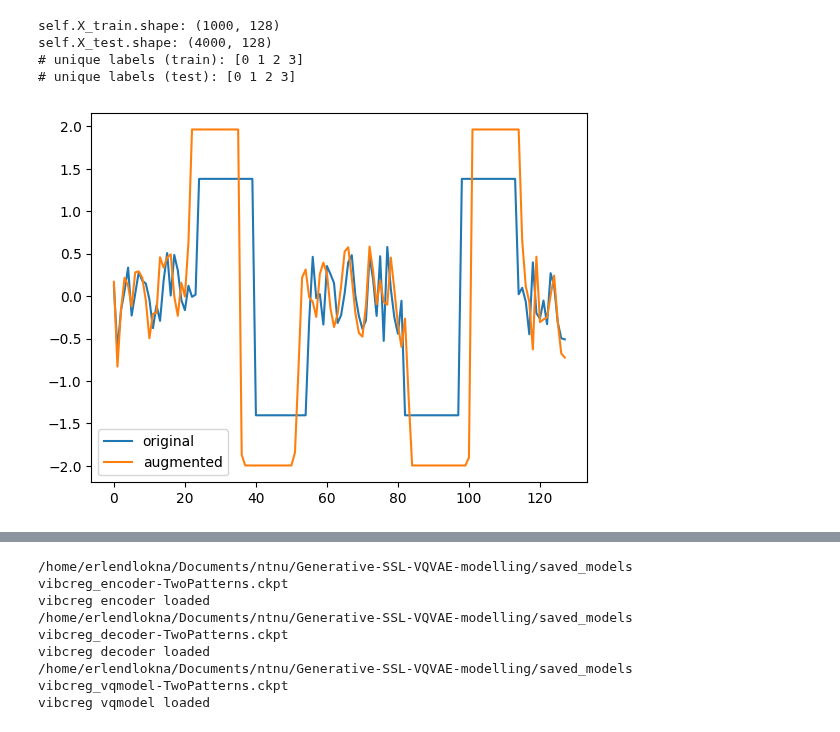
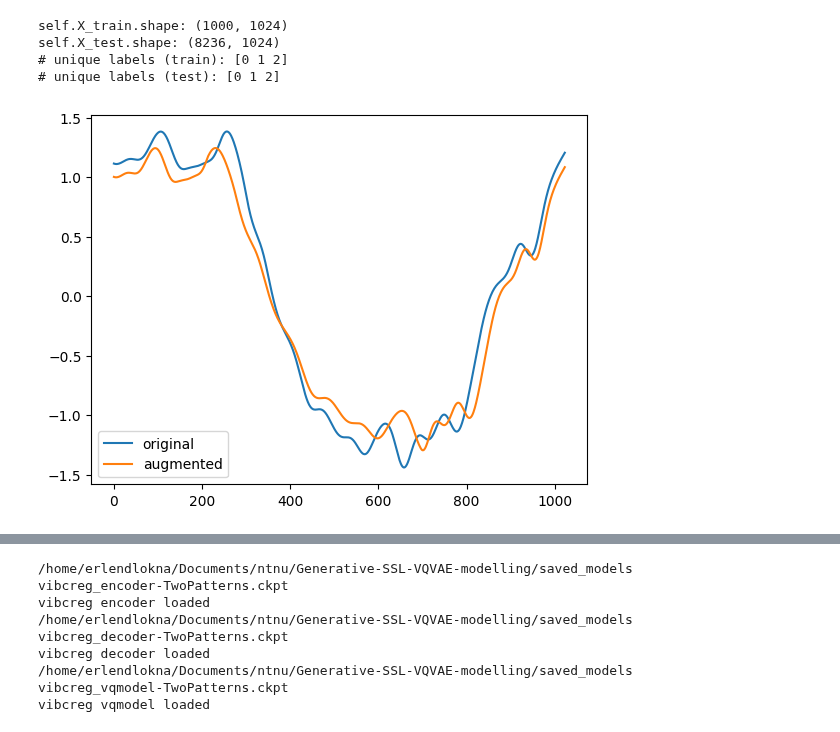
Before and after one commit to erlendlokna/Generative-SSL-VQVAE-modelling, a Jupyter notebook: examine_augmentations.ipynb, the cells around one changed output, grey strips where cells are left out. Saved outputs shown, nothing was run; the diff lists cells and outputs as text; code cells hidden in the pictures.

```diff
--- a/examine_augmentations.ipynb
+++ b/examine_augmentations.ipynb
@@ -19,34 +19,34 @@ import math
 # %%
 config = load_yaml_param_settings("configs/config.yaml")
 
-dataset_name = "TwoPatterns"
+dataset_name = "StarLightCurves"
 config['dataset']['dataset_name'] = dataset_name
 
 # data pipeline
 dataset_importer = UCRDatasetImporter(**config["dataset"])
 batch_size = config["dataset"]["batch_sizes"]["stage1"]
 train_data_loader_aug = build_data_pipeline(
     batch_size, dataset_importer, config, "train", augment=True,
 )
 train_data_loader = build_data_pipeline(
     batch_size, dataset_importer, config, "train", augment=False
 )
 
 test_data_loader = build_data_pipeline(batch_size, dataset_importer, config, "test")
 
 augmenter = TimeFreqAugmenter(**config["augmentations"]["aug_params"])
 for batch in train_data_loader_aug:
     [x_original, xaug], y = batch
     break
 
 plt.plot(x_original[0, 0], label="original")
 plt.plot(xaug[0, 0], label="augmented")
 plt.legend()
 plt.savefig(dataset_name + "_augmentation.png")
 plt.show()
 # %% [output]
-self.X_train.shape: (1000, 128)
-self.X_test.shape: (4000, 128)
-# unique labels (train): [0 1 2 3]
-# unique labels (test): [0 1 2 3]
+self.X_train.shape: (1000, 1024)
+self.X_test.shape: (8236, 1024)
+# unique labels (train): [0 1 2]
+# unique labels (test): [0 1 2]
-[figure, old version]
+[figure, new version]
```
Also changed, not shown: parts of 12 cells of this notebook, 4 other files.
